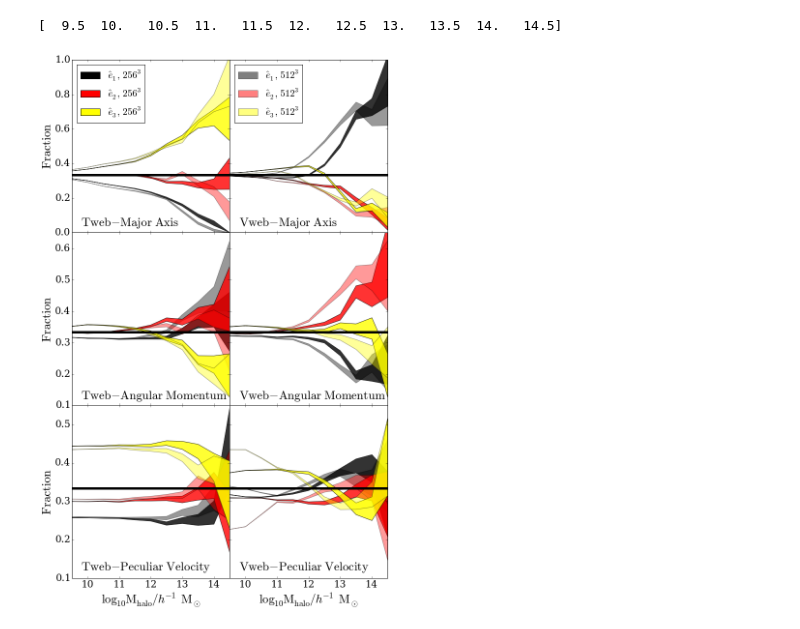
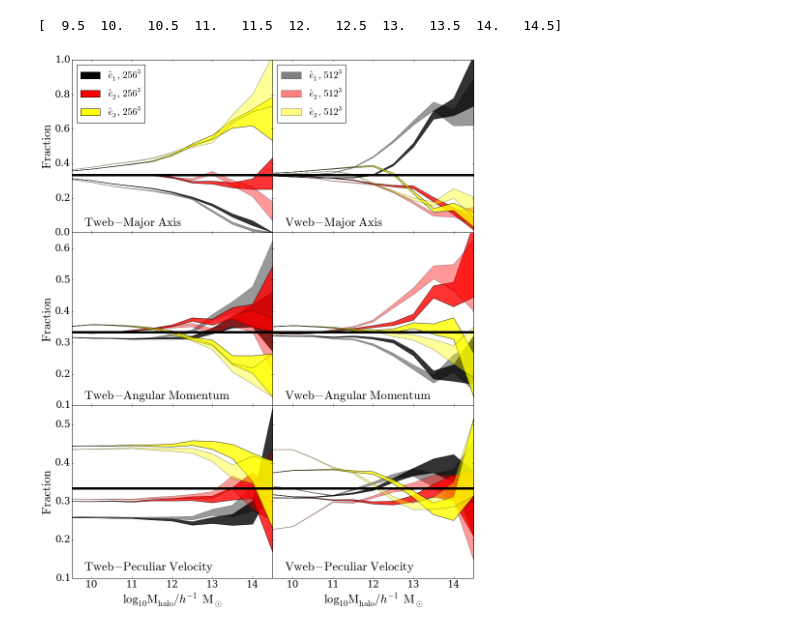
Before and after one commit to forero/Vweb-Tweb, a Jupyter notebook: code/PlotPreferential.ipynb, the cells around one changed output. Saved outputs shown, nothing was run; the diff lists cells and outputs as text; code cells hidden in the pictures.

```diff
--- a/code/PlotPreferential.ipynb
+++ b/code/PlotPreferential.ipynb
@@ -84,7 +84,7 @@ def enlarge_labels(ax):
         label_y.set_fontsize(20)
         label_y.set_family('serif')
 # %%
-fig = plt.figure(figsize=(11, 16))
+fig = plt.figure(figsize=(14, 16))
 
 fig.subplots_adjust(hspace=0.00, wspace=0.00,
                     top=0.98, right=0.95, bottom=0.05)
@@ -139,31 +139,31 @@ ax.xaxis.set_major_formatter(plt.NullFormatter())
 ax.text(9.8, 0.12,"$\mathrm{Vweb-Angular\ Momentum}$")
 #ax.yaxis.set_major_locator(plt.MultipleLocator(1.0))
 
 ax = fig.add_subplot(325)
 sub_plot(TWEB, A_V)
 ax.set_xlim(9.5, 14.5)
 ax.set_ylim(0.1, 0.55)
 ax.xaxis.set_major_locator(plt.MultipleLocator(1.0))
 #ax.yaxis.set_major_locator(plt.MultipleLocator(1.0))
 ax.set_xlabel("$\log_{10}\mathrm{M_{halo}} / h^{-1}\ \mathrm{M}_{\odot}$")
 ax.set_ylabel("$\mathrm{Fraction}$")
 ax.text(9.8, 0.12,"$\mathrm{Tweb-Peculiar\ Velocity}$")
 enlarge_labels(ax)
 
 
 ax = fig.add_subplot(326)
 sub_plot(VWEB, A_V)
 ax.set_xlim(9.5, 14.5)
 ax.set_ylim(0.1, 0.55)
 ax.yaxis.set_major_formatter(plt.NullFormatter())
 #ax.yaxis.set_major_locator(plt.MultipleLocator(1.0))
 ax.set_xlabel("$\log_{10}\mathrm{M_{halo}} / h^{-1}\ \mathrm{M}_{\odot}$")
 ax.text(9.8, 0.12,"$\mathrm{Vweb-Peculiar\ Velocity}$")
 enlarge_labels(ax)
 
 filename="preferential"
 savefig(filename + '.eps',format = 'eps', transparent=True)
 savefig(filename + '.pdf',format = 'pdf', transparent=True)
 savefig(filename + '.png',format = 'png', transparent=True)
 # %% [output]
-[figure, old version]
+[figure, new version]
```
